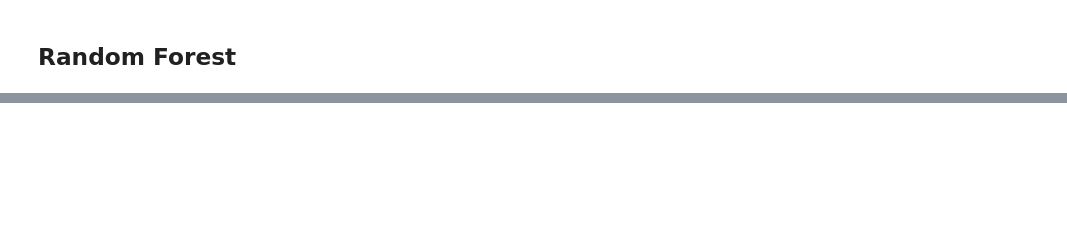
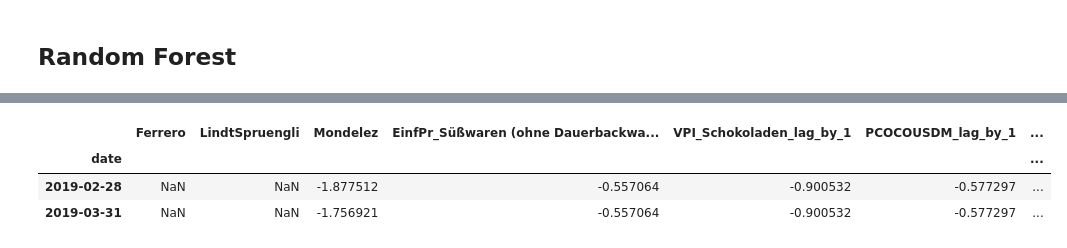
Before and after one commit to salimaabdalla/dpp_projekt_2026, a Jupyter notebook: notebooks/09_models_shareprices_stepwise.ipynb, the cells around one changed output, grey strips where cells are left out. Cells and saved outputs as stored; diff of their text form; code cells hidden in the pictures; blank space fills up the shorter version.

```diff
--- a/notebooks/09_models_shareprices_stepwise.ipynb
+++ b/notebooks/09_models_shareprices_stepwise.ipynb
@@ -380,0 +450,7 @@ MSE on Test set:  131.70633382003388
+# %%
+features_train_transf.iloc[[0,1],:]
+# %% [output]
+|  | Ferrero | LindtSpruengli | Mondelez | EinfPr_Süßwaren (ohne Dauerbackwa... | VPI_Schokoladen_lag_by_1 | PCOCOUSDM_lag_by_1 | ... |
+| date |  |  |  |  |  |  | ... |
+| 2019-02-28 | NaN | NaN | -1.877512 | -0.557064 | -0.900532 | -0.577297 | ... |
+| 2019-03-31 | NaN | NaN | -1.756921 | -0.557064 | -0.900532 | -0.577297 | ... |
```
Also changed, not shown: parts of 12 cells of this notebook, 3 other files.
